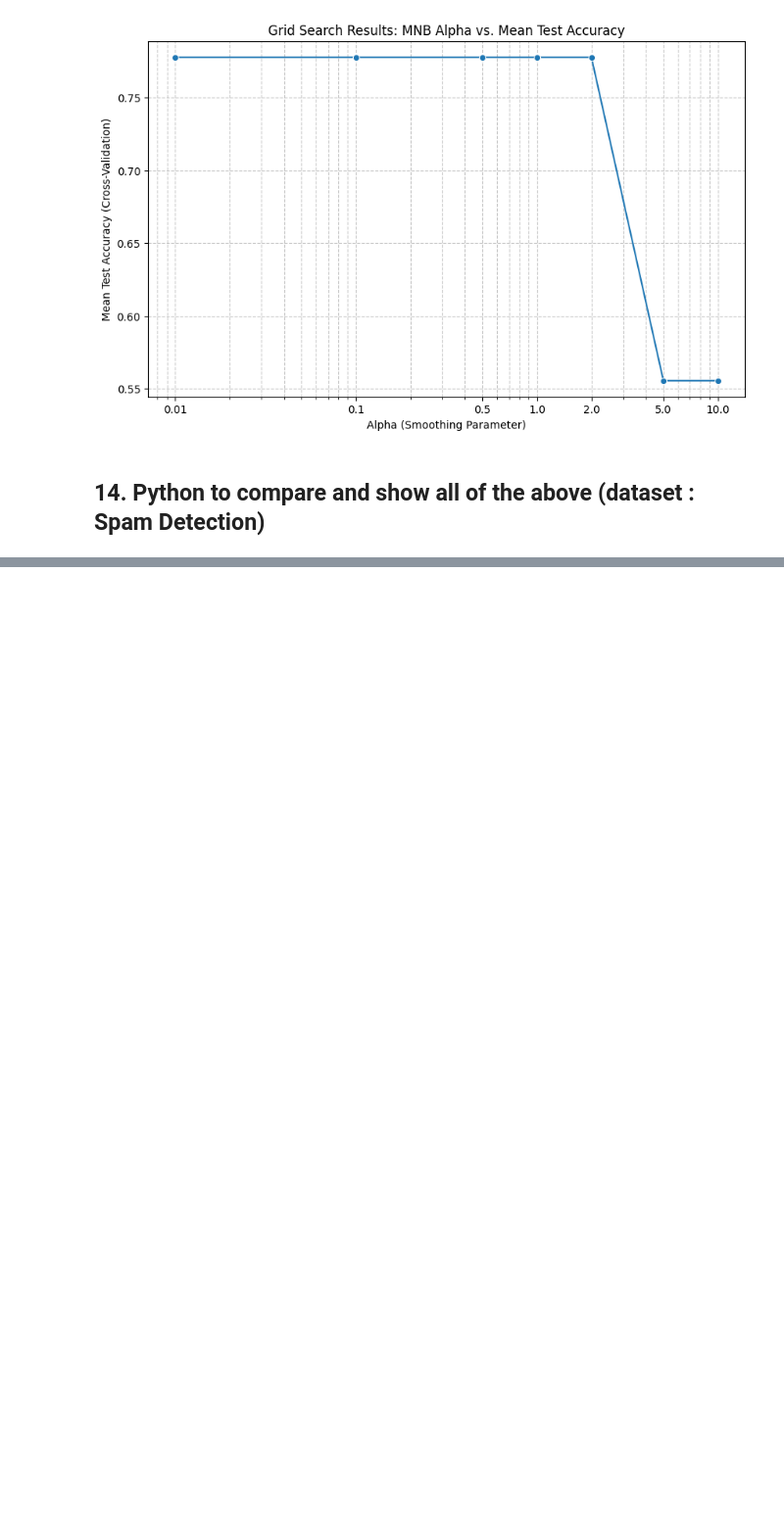
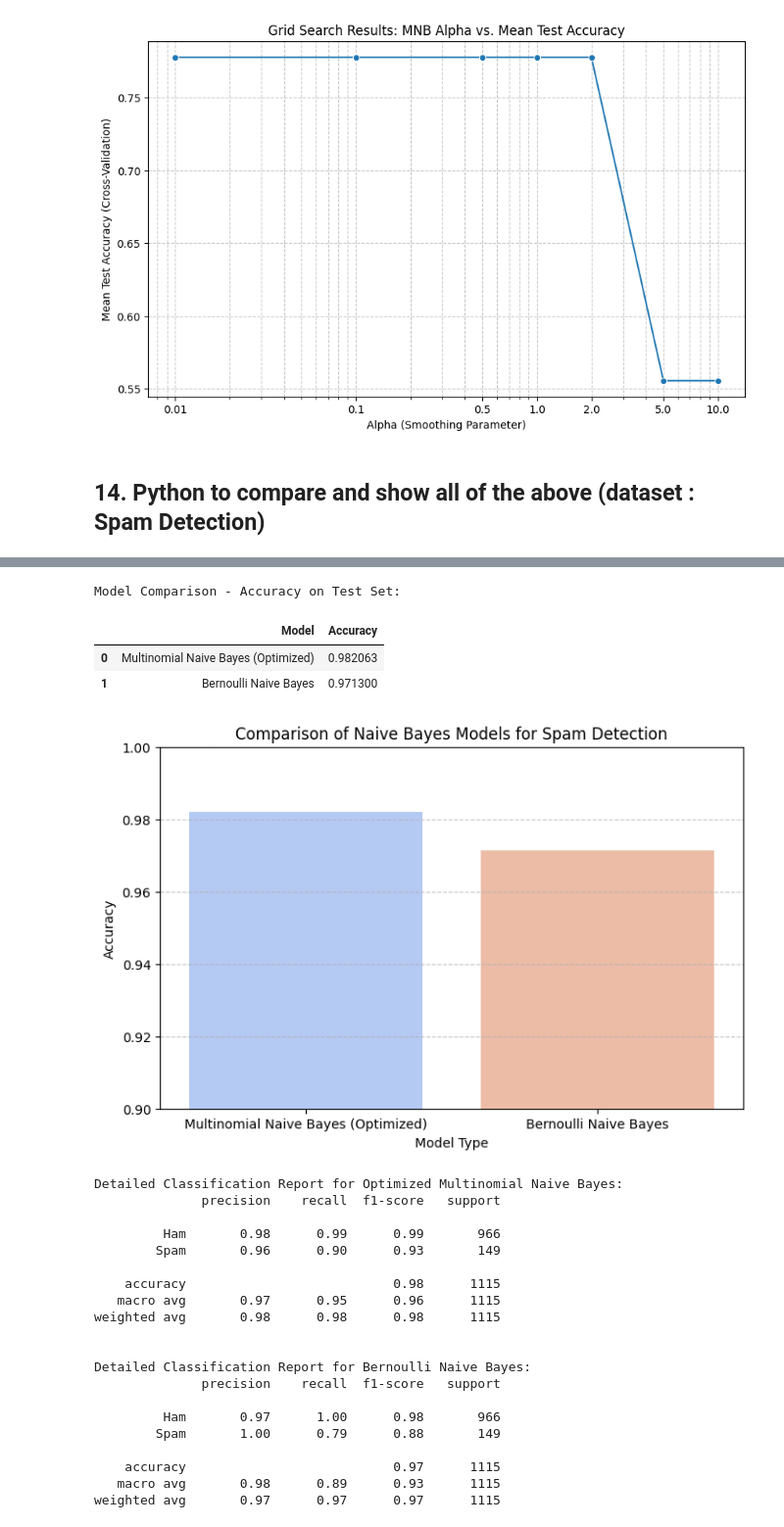
Before and after one commit to rsys-adsingh/Machine-Learning, a Jupyter notebook: study/Chapter_9.ipynb, the cells around one changed output, grey strips where cells are left out. Shown at 98% size. Drawn from its saved outputs; the diff is of its cells as text; code cells hidden in the pictures; blank space fills up the shorter version.

```diff
--- a/study/Chapter_9.ipynb
+++ b/study/Chapter_9.ipynb
@@ -2399,0 +2862,64 @@ weighted avg       1.00      1.00      1.00         8
+# %%
+# Retrain MNB and BNB with the best alpha found for MNB for consistent comparison,
+# or just use the previously trained models if they used alpha=1.0 which is often good.
+
+# Assuming `best_mnb_model` from GridSearchCV is our optimized MNB
+# And `bnb_model` was trained with alpha=1.0
+
+# Get predictions for MNB (optimized)
+y_pred_mnb_optimized = best_mnb_model.predict(X_test)
+accuracy_mnb = accuracy_score(y_test, y_pred_mnb_optimized)
+
+# Get predictions for BNB
+accuracy_bnb = accuracy_score(y_test, y_pred_bnb)
+
+# Create a DataFrame to compare accuracies
+comparison_df = pd.DataFrame({
+    'Model': ['Multinomial Naive Bayes (Optimized)', 'Bernoulli Naive Bayes'],
+    'Accuracy': [accuracy_mnb, accuracy_bnb]
+})
+
+print("\nModel Comparison - Accuracy on Test Set:")
+display(comparison_df)
+
+# Visualize the comparison
+plt.figure(figsize=(8, 5))
+sns.barplot(x='Model', y='Accuracy', data=comparison_df, palette='coolwarm', hue='Model', legend=False)
+plt.ylim(0.9, 1.0) # Set appropriate y-limits for accuracy
+plt.title('Comparison of Naive Bayes Models for Spam Detection')
+plt.ylabel('Accuracy')
+plt.xlabel('Model Type')
+plt.grid(axis='y', linestyle='--', alpha=0.7)
+plt.show()
+
+print("\nDetailed Classification Report for Optimized Multinomial Naive Bayes:")
+print(classification_report(y_test, y_pred_mnb_optimized, target_names=['Ham', 'Spam']))
+
+print("\nDetailed Classification Report for Bernoulli Naive Bayes:")
+print(classification_report(y_test, y_pred_bnb, target_names=['Ham', 'Spam']))
+# %% [output]
+Model Comparison - Accuracy on Test Set:
+|  | Model | Accuracy |
+| 0 | Multinomial Naive Bayes (Optimized) | 0.982063 |
+| 1 | Bernoulli Naive Bayes | 0.971300 |
+[figure, added]
+Detailed Classification Report for Optimized Multinomial Naive Bayes:
+              precision    recall  f1-score   support
+
+         Ham       0.98      0.99      0.99       966
+        Spam       0.96      0.90      0.93       149
+
+    accuracy                           0.98      1115
+   macro avg       0.97      0.95      0.96      1115
+weighted avg       0.98      0.98      0.98      1115
+
+
+Detailed Classification Report for Bernoulli Naive Bayes:
+              precision    recall  f1-score   support
+
+         Ham       0.97      1.00      0.98       966
+        Spam       1.00      0.79      0.88       149
+
+    accuracy                           0.97      1115
+   macro avg       0.98      0.89      0.93      1115
+weighted avg       0.97      0.97      0.97      1115
```
Also changed, not shown: parts of 26 cells of this notebook.
